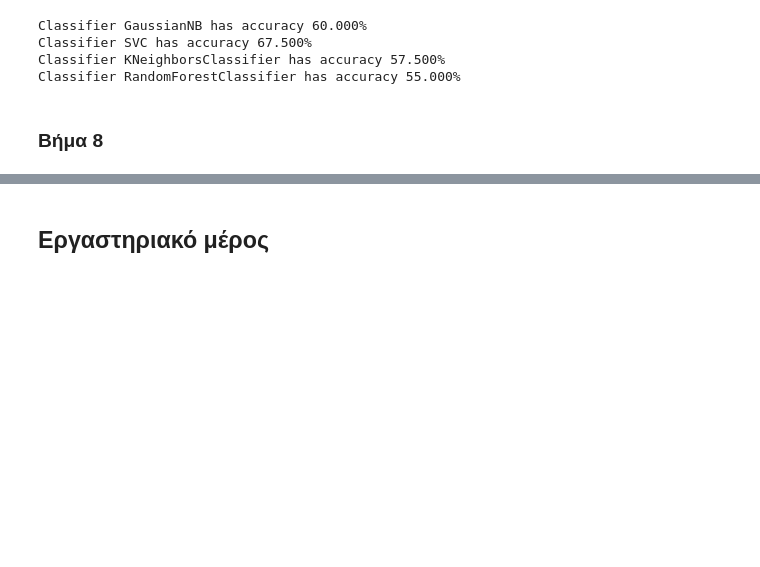
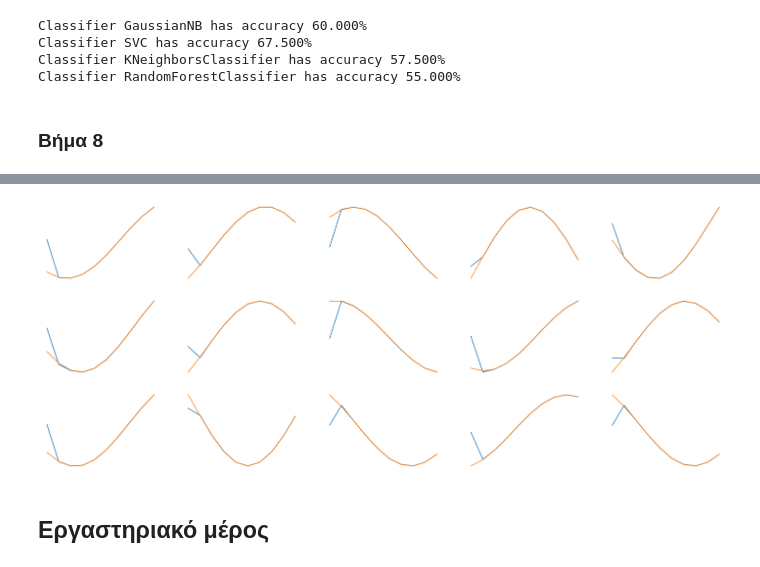
Before and after one commit to JasonChatzitheodorou/PatRec, a Jupyter notebook: Lab2/PatRec_Lab2.ipynb, the cells around one changed output, grey strips where cells are left out. Saved outputs shown, nothing was run; the diff lists cells and outputs as text; code cells hidden in the pictures; blank space fills up the shorter version.

```diff
--- a/Lab2/PatRec_Lab2.ipynb
+++ b/Lab2/PatRec_Lab2.ipynb
@@ -299,3 +401,20 @@ cosx = np.cos(omega * x)
+# %%
+fig = plt.figure(figsize=(25,10))
+columns = 5
+rows = 3
+
+samples = np.random.randint(0, 200, 15)
+
+for i in range(15):
+    # Display the randomly selected image in a subplot
+    fig.add_subplot(rows, columns, i+1)
+    plt.axis('off')
+    with torch.no_grad():
+        pred = model(X_test[samples[i]].view(1,-1))
+    plt.plot(np.arange(10), pred[0])
+    plt.plot(np.arange(10), y_test[samples[i]])
+# %% [output]
+[figure, added]
 # %% [markdown]
 ## Εργαστηριακό μέρος
 # %% [markdown]
```
Also changed, not shown: parts of 9 cells of this notebook.
